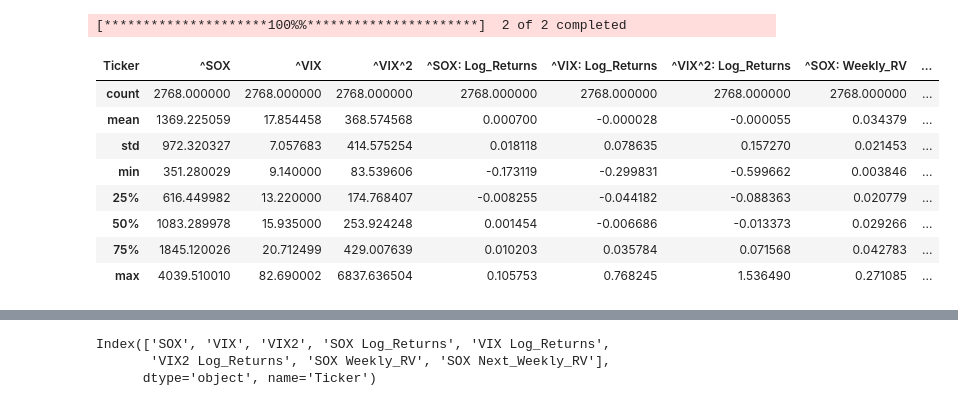
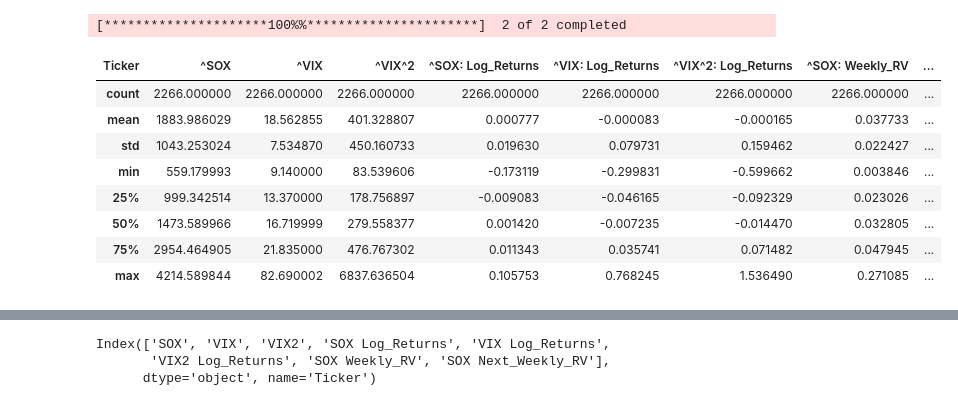
Before and after one commit to gjm826f8/NUS-FT5005-Project, a Jupyter notebook: Model.ipynb, the cells around one changed output, grey strips where cells are left out. Cells and saved outputs as stored; diff of their text form; code cells hidden in the pictures.

```diff
--- a/Model.ipynb
+++ b/Model.ipynb
@@ -9,33 +9,34 @@ import sklearn as sk
 from sklearn.model_selection import TimeSeriesSplit
 # %%
 # Download the data from Yahoo Finance (^SOX and ^VIX)
-start_date='2011-12-23'
-end_date='2023-01-11'
+start_date='2014-12-23'
+end_date='2024-01-11'
 
-data = yf.download('^SOX ^VIX', start=start_date, end=end_date, interval='1d')['Adj Close']
+data = yf.download('^SOX ^VIX', start=start_date, end=end_date, interval='1d')['Close']
 data.index = pd.to_datetime(data.index)
 data['^VIX^2'] = data['^VIX'].pow(2)
 
 # Calculate the log returns
 data['^SOX: Log_Returns'] = np.log(data['^SOX'].pct_change() + 1)
 data['^VIX: Log_Returns'] = np.log(data['^VIX'].pct_change() + 1)
 data['^VIX^2: Log_Returns'] = np.log(data['^VIX^2'].pct_change() + 1)
 
+# Calculate the backward/forward realized volatility (Weekly RV stands for the 5-day realized volatility)
 data['^SOX: Weekly_RV'] = np.sqrt((data['^SOX: Log_Returns']**2).rolling(5).sum())
 data['^SOX: Next_Weekly_RV'] = np.sqrt((data['^SOX: Log_Returns']**2).rolling(5).sum()).shift(-6)
 data = data.dropna()
 data.describe()
 # %% [output]
 [*********************100%%**********************]  2 of 2 completed
 | Ticker | ^SOX | ^VIX | ^VIX^2 | ^SOX: Log_Returns | ^VIX: Log_Returns | ^VIX^2: Log_Returns | ^SOX: Weekly_RV | ... |
-| count | 2768.000000 | 2768.000000 | 2768.000000 | 2768.000000 | 2768.000000 | 2768.000000 | 2768.000000 | ... |
-| mean | 1369.225059 | 17.854458 | 368.574568 | 0.000700 | -0.000028 | -0.000055 | 0.034379 | ... |
-| std | 972.320327 | 7.057683 | 414.575254 | 0.018118 | 0.078635 | 0.157270 | 0.021453 | ... |
-| min | 351.280029 | 9.140000 | 83.539606 | -0.173119 | -0.299831 | -0.599662 | 0.003846 | ... |
-| 25% | 616.449982 | 13.220000 | 174.768407 | -0.008255 | -0.044182 | -0.088363 | 0.020779 | ... |
-| 50% | 1083.289978 | 15.935000 | 253.924248 | 0.001454 | -0.006686 | -0.013373 | 0.029266 | ... |
-| 75% | 1845.120026 | 20.712499 | 429.007639 | 0.010203 | 0.035784 | 0.071568 | 0.042783 | ... |
-| max | 4039.510010 | 82.690002 | 6837.636504 | 0.105753 | 0.768245 | 1.536490 | 0.271085 | ... |
+| count | 2266.000000 | 2266.000000 | 2266.000000 | 2266.000000 | 2266.000000 | 2266.000000 | 2266.000000 | ... |
+| mean | 1883.986029 | 18.562855 | 401.328807 | 0.000777 | -0.000083 | -0.000165 | 0.037733 | ... |
+| std | 1043.253024 | 7.534870 | 450.160733 | 0.019630 | 0.079731 | 0.159462 | 0.022427 | ... |
+| min | 559.179993 | 9.140000 | 83.539606 | -0.173119 | -0.299831 | -0.599662 | 0.003846 | ... |
+| 25% | 999.342514 | 13.370000 | 178.756897 | -0.009083 | -0.046165 | -0.092329 | 0.023026 | ... |
+| 50% | 1473.589966 | 16.719999 | 279.558377 | 0.001420 | -0.007235 | -0.014470 | 0.032805 | ... |
+| 75% | 2954.464905 | 21.835000 | 476.767302 | 0.011343 | 0.035741 | 0.071482 | 0.047945 | ... |
+| max | 4214.589844 | 82.690002 | 6837.636504 | 0.105753 | 0.768245 | 1.536490 | 0.271085 | ... |
 # %%
 data.head(10)
 # %% [output]
```
Also changed, not shown: parts of 33 cells of this notebook.
